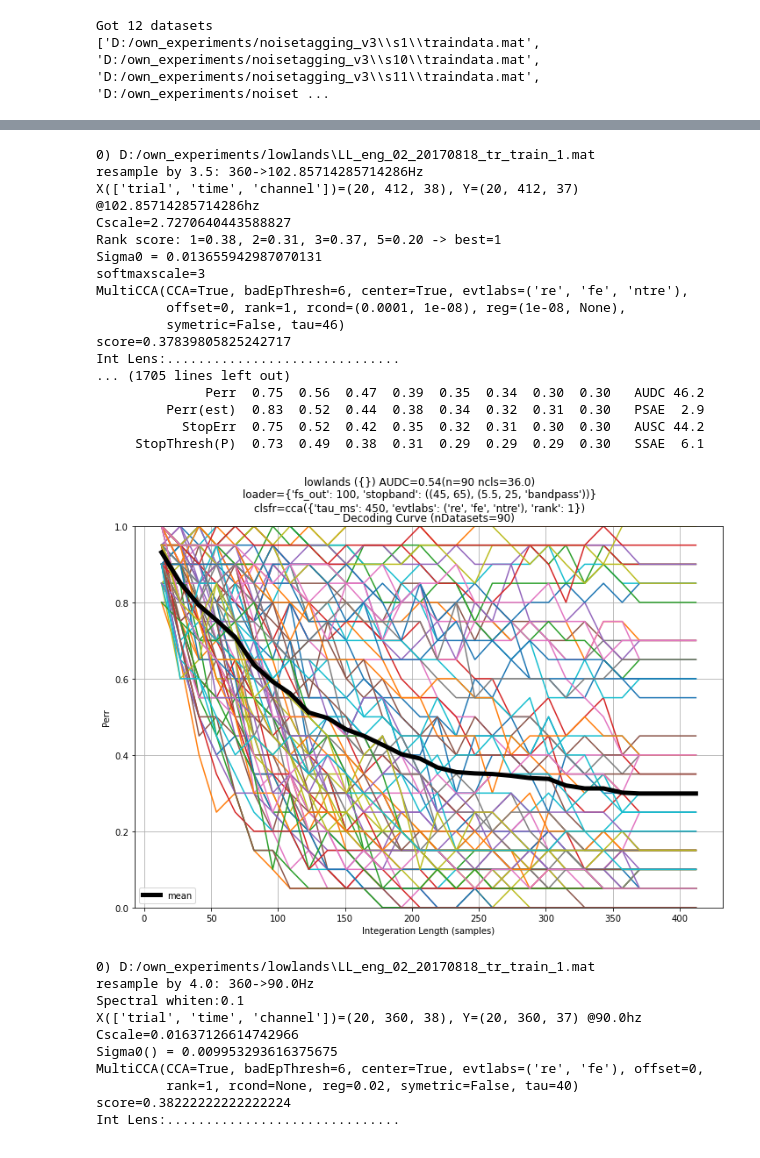
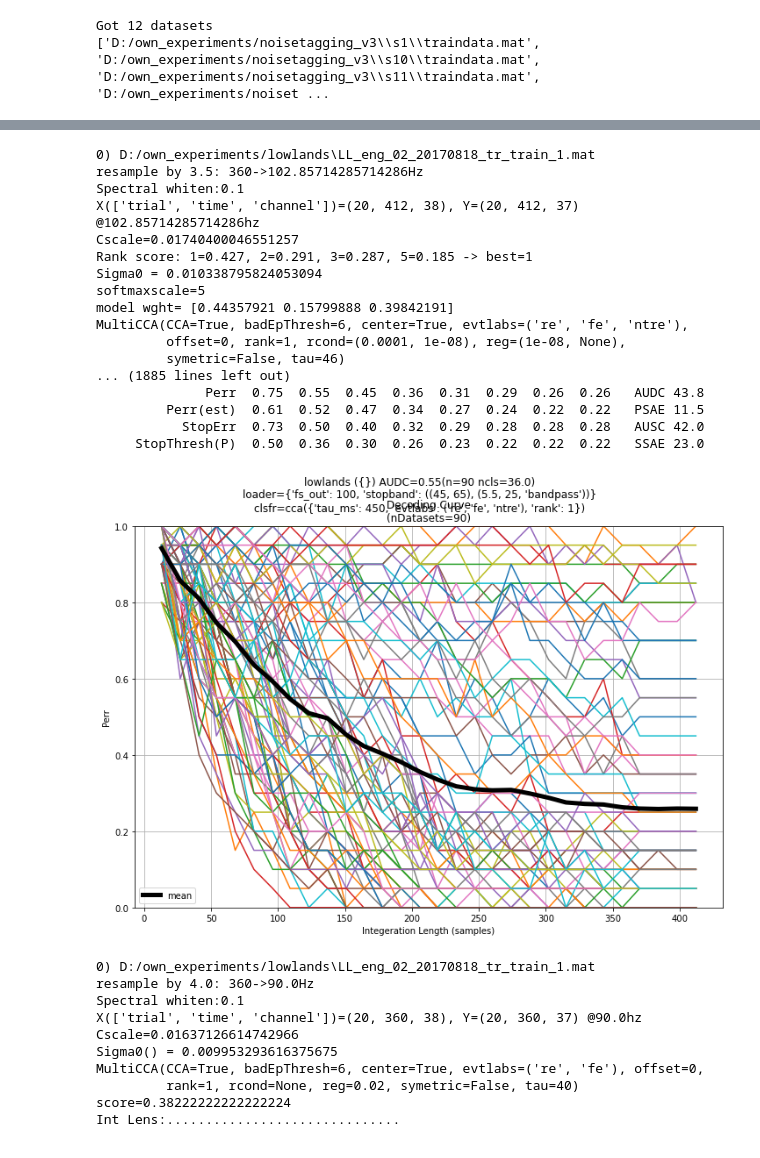
Before and after one commit to mindaffect/pymindaffectBCI, a Jupyter notebook: mindaffectBCI/decoder/analyse_datasets.ipynb, the cells around one changed output, grey strips where cells are left out. Saved outputs shown, nothing was run; the diff lists cells and outputs as text; code cells hidden in the pictures.

```diff
--- a/mindaffectBCI/decoder/analyse_datasets.ipynb
+++ b/mindaffectBCI/decoder/analyse_datasets.ipynb
@@ -86,32 +89,37 @@ print("Got {} datasets".format(len(dataset_files)))
 # %%
 # run the  analysis  -- this may take a while!
 analyse_datasets('lowlands',loader_args=dict(fs_out=100,stopband=((45,65),(5.5,25,'bandpass'))),
                  preprocess_args=dict(badChannelThresh=None, badTrialThresh=None, whiten=False, whiten_spectrum=.1),
-                 model='cca',clsfr_args=dict(tau_ms=450,evtlabs=('re','fe','ntre'),rank=1),ranks=(1,2,3,5))
+                 model='cca',clsfr_args=dict(tau_ms=450,evtlabs=('re','fe','ntre'),rank=1),ranks=(1,2,3,5), prediction_offsets=(-1,0,1)) #cv=[(slice(10),slice(10,None))],retrain_on_all=False,
+
+
 # bp=3-25, rank=1, reg=.02, ofs=60, tau=500 -> .56
 # bp=3-25, rank=1, reg=.02, ofs=60, tau=450 -> .56 (@29)
 # bp=3-25, rank=1, reg=.02, ofs=80, tau=450 -> .53 (@30)
 # bp=3-25, rank=1, reg=.02, ofs=90, tau=450 -> .56 (@28 : 44,23,42,39)
 # bp=3-25, rank=(1,2,3,5), ofs=90, tau=450 -> .56 (@29 : 44,23,42,39)
+
+# bp=3-25 cv=10 rank=(1,2,3,5) evtlabs=re,fe,ntre fs_out=100 tau=450 wht_spect=.1 pred_offsets=0 -> .54 (@30 : 45,23,42,39)
+# bp=3-25 cv=10 rank=(1,2,3,5) evtlabs=re,fe,ntre fs_out=100 tau=450 wht_spect=.1 pred_offsets=-1,0,1 -> .55 (@26 : 44,23,42,39)
 # %% [output]
 0) D:/own_experiments/lowlands\LL_eng_02_20170818_tr_train_1.mat
 resample by 3.5: 360->102.85714285714286Hz
+Spectral whiten:0.1
 X(['trial', 'time', 'channel'])=(20, 412, 38), Y=(20, 412, 37) @102.85714285714286hz
-Cscale=2.7270640443588827
-Rank score: 1=0.38, 2=0.31, 3=0.37, 5=0.20 -> best=1
-Sigma0 = 0.013655942987070131
-softmaxscale=3
+Cscale=0.01740400046551257
+Rank score: 1=0.427, 2=0.291, 3=0.287, 5=0.185 -> best=1
+Sigma0 = 0.010338795824053094
+softmaxscale=5
+model wght= [0.44357921 0.15799888 0.39842191]
 MultiCCA(CCA=True, badEpThresh=6, center=True, evtlabs=('re', 'fe', 'ntre'),
          offset=0, rank=1, rcond=(0.0001, 1e-08), reg=(1e-08, None),
          symetric=False, tau=46)
-score=0.37839805825242717
-Int Lens:..............................
-... (1705 lines left out)
-              Perr  0.75  0.56  0.47  0.39  0.35  0.34  0.30  0.30   AUDC 46.2
-         Perr(est)  0.83  0.52  0.44  0.38  0.34  0.32  0.31  0.30   PSAE  2.9
-           StopErr  0.75  0.52  0.42  0.35  0.32  0.31  0.30  0.30   AUSC 44.2
-     StopThresh(P)  0.73  0.49  0.38  0.31  0.29  0.29  0.29  0.30   SSAE  6.1
+... (1885 lines left out)
+              Perr  0.75  0.55  0.45  0.36  0.31  0.29  0.26  0.26   AUDC 43.8
+         Perr(est)  0.61  0.52  0.47  0.34  0.27  0.24  0.22  0.22   PSAE 11.5
+           StopErr  0.73  0.50  0.40  0.32  0.29  0.28  0.28  0.28   AUSC 42.0
+     StopThresh(P)  0.50  0.36  0.30  0.26  0.23  0.22  0.22  0.22   SSAE 23.0
-[figure, old version]
+[figure, new version]
 # %%
 # run the  analysis  -- this may take a while!
 analyse_datasets('lowlands',loader_args=dict(fs_out=90,stopband=((0,3),(25,-1))),
```
Also changed, not shown: parts of 2 cells of this notebook, 7 other files.
